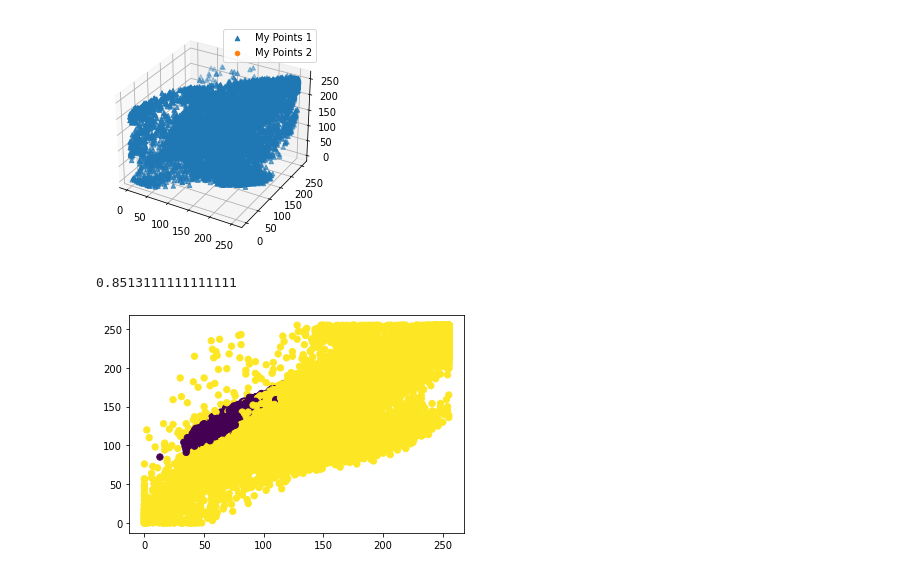
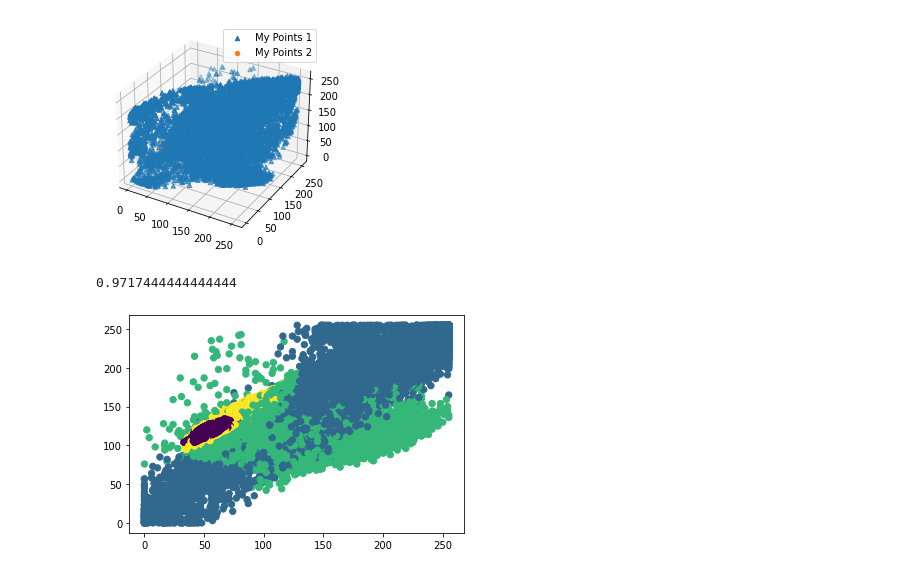
Before and after one commit to hfchen2132131/multimedia_hw4, a Jupyter notebook: hw4.ipynb, the cells around one changed output. Drawn from its saved outputs; the diff is of its cells as text; code cells hidden in the pictures.

```diff
--- a/hw4.ipynb
+++ b/hw4.ipynb
@@ -1,6 +1,9 @@
 # %%
 import cv2
 import pandas as pd
+import numpy as np
+
+n_of_mixture = 4
 
 img1 = cv2.imread("./hw4/soccer1.jpg")
 img1_df = pd.DataFrame(img1.reshape(-1,3),columns=["r","g","b"])
@@ -9,7 +12,7 @@ mask_df = pd.DataFrame(img1_mask.reshape(-1,3),columns=["r","g","b"])
 #print(mask_df)
 #mask_df.to_csv("mask.csv")
 # %%
-import numpy as np
+
 s = pd.Series(np.zeros(len(img1_df.index)))
 s
 img1_df["isGround"] = np.zeros(len(img1_df.index))
@@ -17,6 +20,8 @@ img1_df = img1_df.astype({"isGround":int})
 for i in range(len(img1_df.index)):
     if mask_df.at[i,"r"] == 0:
         img1_df.at[i,"isGround"] = 0
+    else:
+        img1_df.at[i,"isGround"] = 1
 img1_df
 # %% [output]
 |  | r | g | b | isGround |
@@ -52,12 +87,10 @@ import matplotlib.pyplot as plt
 
 X = img1_df[["r","g","b"]]
 Y = img1_df["isGround"]
-print(img1_df.loc[:, "r"])
-print(Y)
 
-M1 = GMM(n_components=2)
-M1.fit(X, Y)
+M1 = GMM(n_components=n_of_mixture)
+M1.fit(X)
 result = M1.predict(X)
 img1_df["predict"] = result
-
-img_out(result, img1, "output1.jpg", 1)
+#result = choose_background(result,2)
+img_out(result, img1, "output1.jpg")
@@ -96,20 +113,22 @@ plt.show()
 # %%
 from sklearn.metrics import accuracy_score
 '''
 for i in range(result.size):
     if result[i] == 1:
         result[i] = 0
     else:
         result[i] = 1
 '''
 
 
 p2 = plt.scatter(X.loc[:, "r"], X.loc[:, "g"], c=result, s=40, cmap='viridis')
 
+result =  choose_background(result,2)
+
 print(accuracy_score(Y,result))
 # %% [output]
-0.8513111111111111
+0.9717444444444444
-[figure, old version]
+[figure, new version]
 # %%
 img2 = cv2.imread("./hw4/soccer2.jpg")
 img2_df = pd.DataFrame(img2.reshape(-1,3),columns=["r","g","b"])
```
Also changed, not shown: parts of 11 cells of this notebook, 2 other files.
